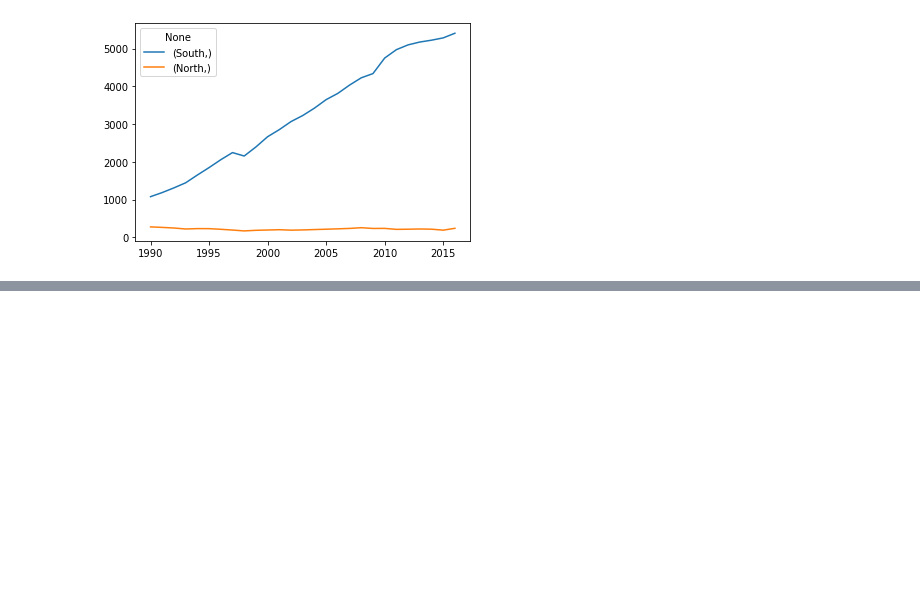
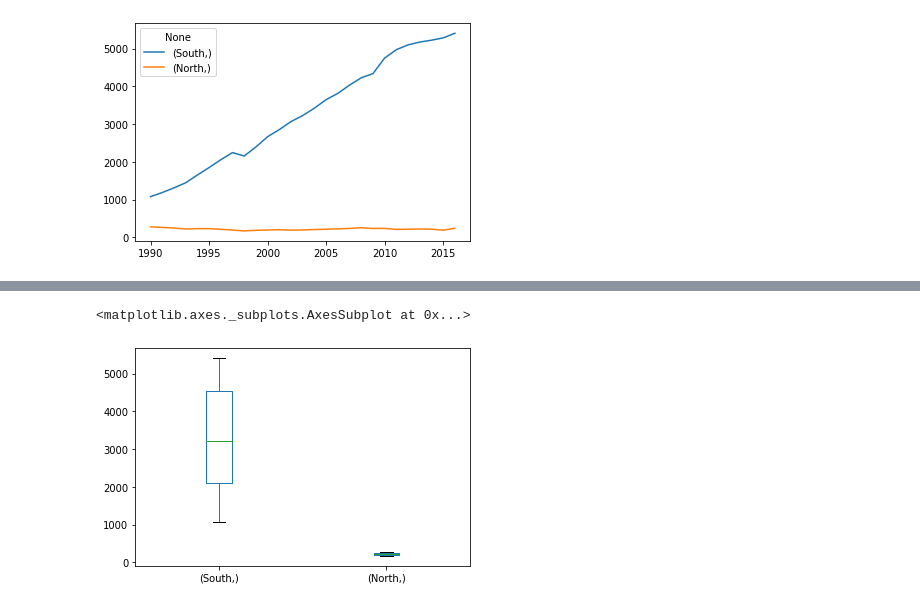
Before and after one commit to ginttone/multi_visuallization, a Jupyter notebook: 1_pandas_plot.ipynb, the cells around one changed output, grey strips where cells are left out. Saved outputs shown, nothing was run; the diff lists cells and outputs as text; code cells hidden in the pictures; blank space fills up the shorter version.

```diff
--- a/1_pandas_plot.ipynb
+++ b/1_pandas_plot.ipynb
@@ -88,0 +122,6 @@ df_ns.plot()
+# %%
+#box_plot
+df_ns_tran.plot(kind='box')
+# %% [output]
+<matplotlib.axes._subplots.AxesSubplot at 0x...>
+[figure, added]
```
Also changed, not shown: parts of 11 cells of this notebook.
